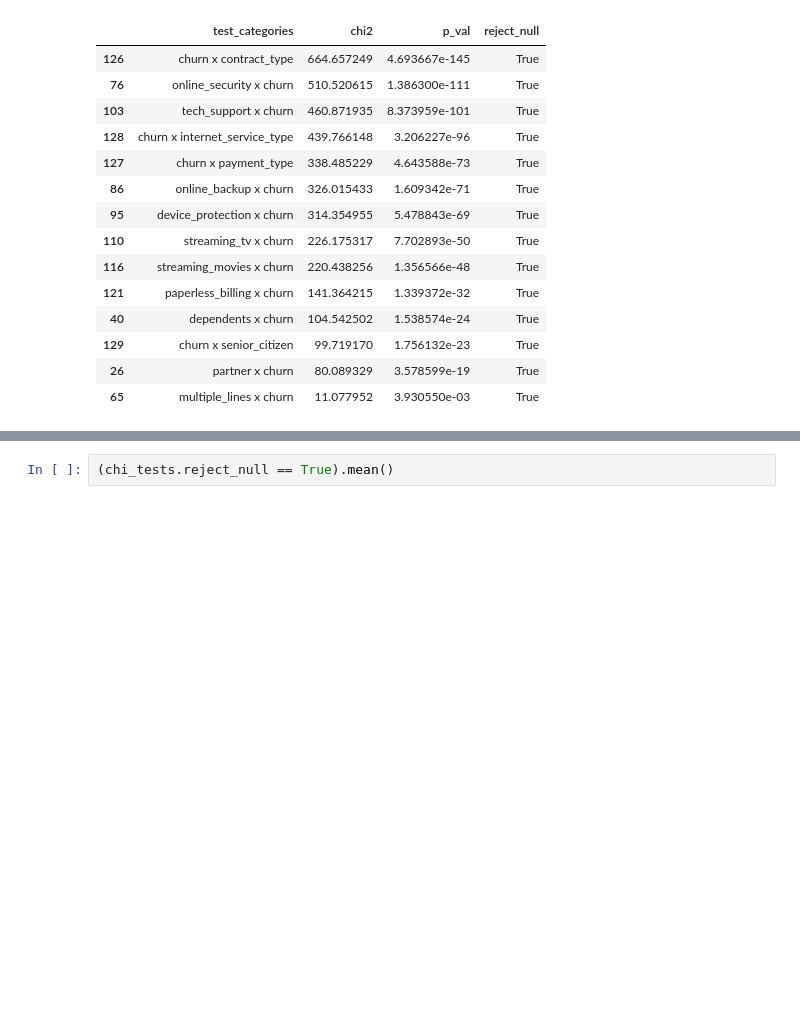
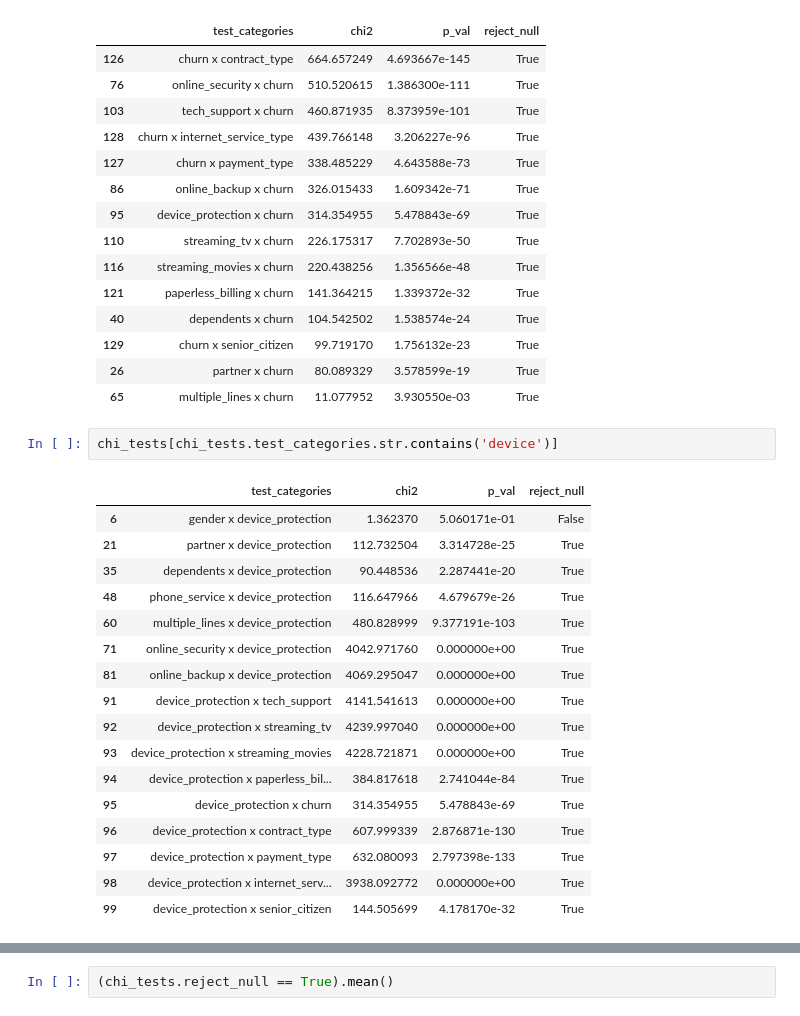
Before and after one commit to stephenfitzsimon/telco_churn_classification, a Jupyter notebook: data_exploration_notes.ipynb, the cells around one changed output, grey strips where cells are left out. Drawn from its saved outputs; the diff is of its cells as text; blank space fills up the shorter version.

```diff
--- a/data_exploration_notes.ipynb
+++ b/data_exploration_notes.ipynb
@@ -275,3 +275,23 @@ chi_tests[(chi_tests.reject_null == True) & (chi_tests.test_categories.str.conta
 | 129 | churn x senior_citizen | 99.719170 | 1.756132e-23 | True |
 | 26 | partner x churn | 80.089329 | 3.578599e-19 | True |
 | 65 | multiple_lines x churn | 11.077952 | 3.930550e-03 | True |
+# %%
+chi_tests[chi_tests.test_categories.str.contains('device')]
+# %% [output]
+|  | test_categories | chi2 | p_val | reject_null |
+| 6 | gender x device_protection | 1.362370 | 5.060171e-01 | False |
+| 21 | partner x device_protection | 112.732504 | 3.314728e-25 | True |
+| 35 | dependents x device_protection | 90.448536 | 2.287441e-20 | True |
+| 48 | phone_service x device_protection | 116.647966 | 4.679679e-26 | True |
+| 60 | multiple_lines x device_protection | 480.828999 | 9.377191e-103 | True |
+| 71 | online_security x device_protection | 4042.971760 | 0.000000e+00 | True |
+| 81 | online_backup x device_protection | 4069.295047 | 0.000000e+00 | True |
+| 91 | device_protection x tech_support | 4141.541613 | 0.000000e+00 | True |
+| 92 | device_protection x streaming_tv | 4239.997040 | 0.000000e+00 | True |
+| 93 | device_protection x streaming_movies | 4228.721871 | 0.000000e+00 | True |
+| 94 | device_protection x paperless_bil... | 384.817618 | 2.741044e-84 | True |
+| 95 | device_protection x churn | 314.354955 | 5.478843e-69 | True |
+| 96 | device_protection x contract_type | 607.999339 | 2.876871e-130 | True |
+| 97 | device_protection x payment_type | 632.080093 | 2.797398e-133 | True |
+| 98 | device_protection x internet_serv... | 3938.092772 | 0.000000e+00 | True |
+| 99 | device_protection x senior_citizen | 144.505699 | 4.178170e-32 | True |
```
Also changed, not shown: parts of 3 cells of this notebook, 4 other files.
